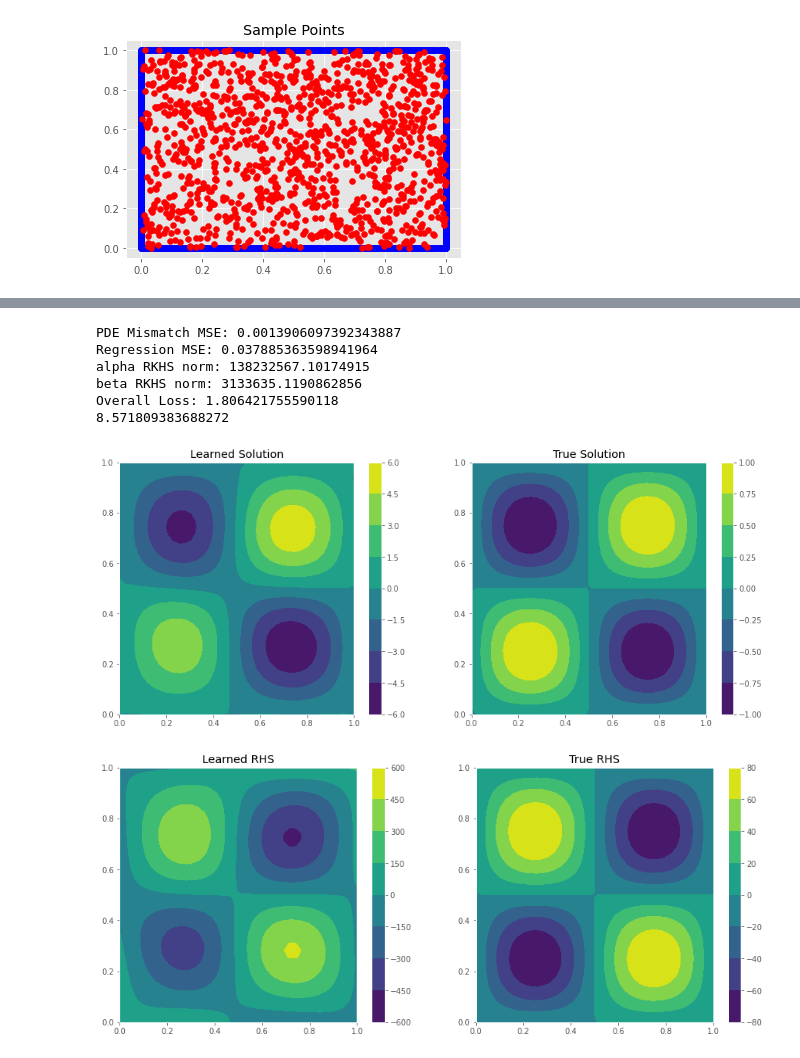
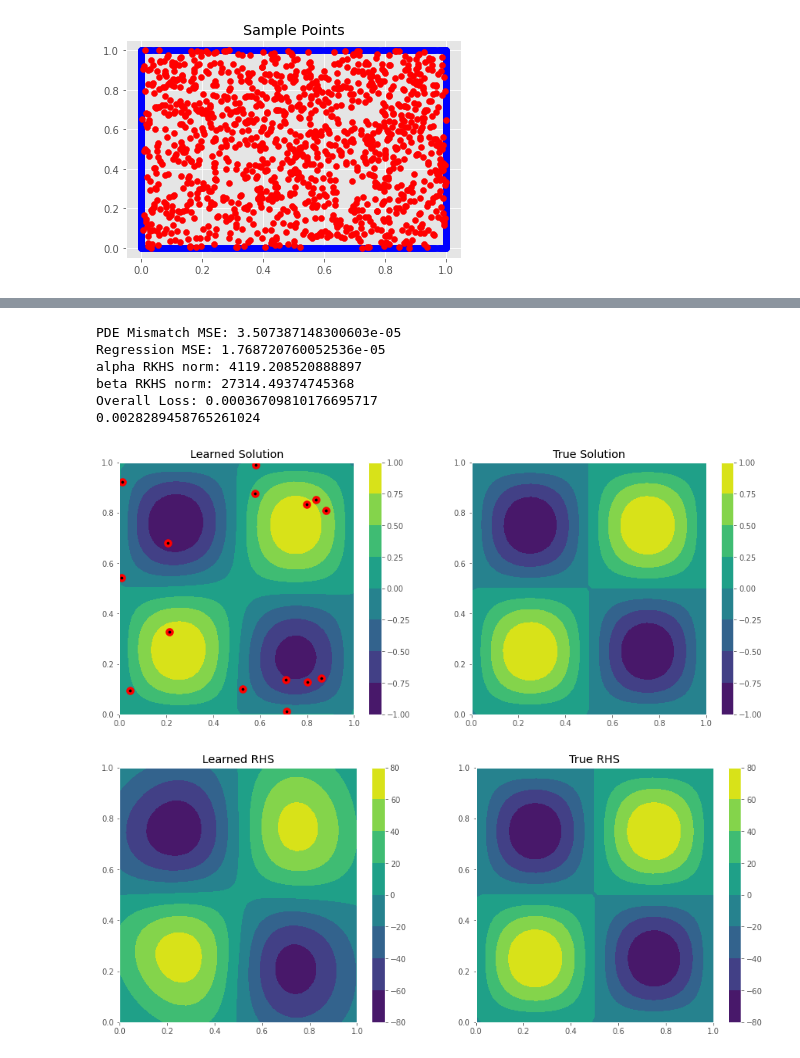
Before and after one commit to cade-b/kernel-pdes, a Jupyter notebook: solve_learn_poisson.ipynb, the cells around one changed output, grey strips where cells are left out. Cells and saved outputs as stored; diff of their text form; code cells hidden in the pictures.

```diff
--- a/solve_learn_poisson.ipynb
+++ b/solve_learn_poisson.ipynb
@@ -24,19 +24,19 @@ def get_gaussianRBF(gamma):
         return jnp.exp(-jnp.sum((x-y)**2)/gamma)
     return f
 
-def div(f,arg_num=0):
+def minus_div(f,arg_num=0):
     jac=jacfwd(f,argnums=arg_num)
     def divergence(x,y):
-        return jnp.trace(jac(x,y))
+        return -1*jnp.trace(jac(x,y))
     return divergence
 
 def k_laplacian(f,arg_num=0):
-    return div(grad(f,argnums=arg_num),arg_num=arg_num)
+    return minus_div(grad(f,argnums=arg_num),arg_num=arg_num)
 
 def laplacian(f,arg_num=0):
     hess= hessian(f,argnums=arg_num)
     def lap(x):
-        return jnp.trace(hess(x))
+        return -1*jnp.trace(hess(x))
     return lap
 
 k= get_gaussianRBF(0.1)
@@ -226,7 +232,7 @@ plt.show()
 # %% [output]
 [figure]
 # %%
-num_observed=2000
+num_observed=15
 observed_points = jax.random.uniform(key,shape=(num_observed,2),minval=0,maxval=1)
 observed_values = true_solution(observed_points)
 plt.scatter(observed_points[:,0],observed_points[:,1],c=observed_values)
@@ -239,7 +245,11 @@ KlapIB = vec_k_lapx(interior_points,boundary_points)
 KlapBI = KlapIB.T
 KBB = vec_k(boundary_points,boundary_points)
 
-K_obs_alpha = vec_k(observed_points,all_points)
+K_obs_alpha = jnp.block(
+    [
+        [vec_k_lapx(observed_points,interior_points),vec_k(observed_points,boundary_points)]
+    ]
+)
 
 
 K_alpha = jnp.block(
@@ -251,7 +261,7 @@ K_alpha = jnp.block(
 
 K_beta = jnp.block(
     [
-        [-1*vec_k(interior_points,interior_points)],
+        [vec_k(interior_points,interior_points)],
         [jnp.zeros((num_boundary,num_interior))]
     ])
 KII=vec_k(interior_points,interior_points)
@@ -265,8 +275,8 @@ lambda_reg_beta=1e-8
 nugget_alpha=1e-4
 nugget_beta=1e-4
 
-pde_constraint_weight = 10
-point_match_weight = 10
+pde_constraint_weight = 1
+point_match_weight = 1
 
 def pde_loss(alpha,beta):
     return jnp.mean((K_alpha@alpha-K_beta@beta)**2)
@@ -332,32 +342,35 @@ interp_true_rhs = rhs_func(interpolation_points).reshape(num_grid_points,num_gri
 
 print(jnp.mean((interp_true_sol-interp_solution)**2))
 # %% [output]
-PDE Mismatch MSE: 0.0013906097392343887
-Regression MSE: 0.037885363598941964
-alpha RKHS norm: 138232567.10174915
-beta RKHS norm: 3133635.1190862856
-Overall Loss: 1.806421755590118
-8.571809383688272
+PDE Mismatch MSE: 3.507387148300603e-05
+Regression MSE: 1.768720760052536e-05
+alpha RKHS norm: 4119.208520888897
+beta RKHS norm: 27314.49374745368
+Overall Loss: 0.00036709810176695717
+0.0028289458765261024
 # %%
 fig, (ax1, ax2) = plt.subplots(1, 2,figsize=(15,6))
-plot1=ax1.contourf(xgrid,ygrid,-1*interp_solution)
+plot1=ax1.contourf(xgrid,ygrid,interp_solution)
+ax1.scatter(observed_points[:,0],observed_points[:,1],c='red',s=100)
+ax1.scatter(observed_points[:,0],observed_points[:,1],c='black',s=10)
+
 ax1.set_title("Learned Solution")
 plt.colorbar(plot1,ax=ax1)
 plot2=ax2.contourf(xgrid,ygrid,interp_true_sol)
 plt.colorbar(plot2,ax=ax2)
 
 ax2.set_title("True Solution")
 plt.show()
 
 fig, (ax1, ax2) = plt.subplots(1, 2,figsize=(15,6))
 plot1=ax1.contourf(xgrid,ygrid,interp_rhs)
 ax1.set_title("Learned RHS")
 plt.colorbar(plot1,ax=ax1)
 plot2=ax2.contourf(xgrid,ygrid,interp_true_rhs)
 plt.colorbar(plot2,ax=ax2)
 
 ax2.set_title("True RHS")
 plt.show()
 # %% [output]
-[figure, old version]
+[figure, new version]
-[figure, old version]
+[figure, new version]
```
Also changed, not shown: parts of 6 cells of this notebook, 1 other file.
